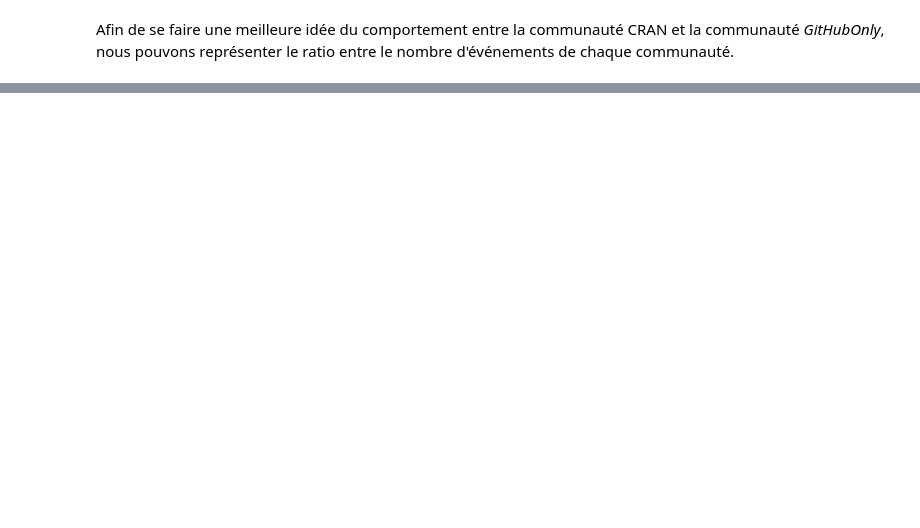
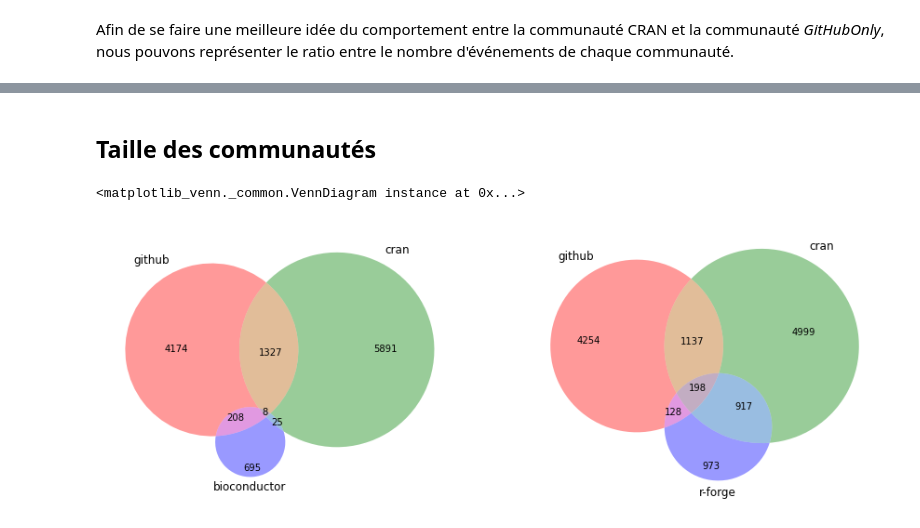
Before and after one commit to maelick/GitHub-API-Helpers, a Jupyter notebook: notebooks/R Package Activity on GitHub.ipynb, the cells around one changed output, grey strips where cells are left out. Drawn from its saved outputs; the diff is of its cells as text; code cells hidden in the pictures; blank space fills up the shorter version.

```diff
--- a/notebooks/R Package Activity on GitHub.ipynb
+++ b/notebooks/R Package Activity on GitHub.ipynb
@@ -120 +120,20 @@ _2[['All events ratio']].plot(figsize=(15, 6), ax=ax, title=u'Ratio entre GitHub
 [figure]
+# %% [markdown]
+## Taille des communautés
+# %%
+github_set = set(github['Package'])
+cran_set = set(cran.index)
+r_forge_set = set(r_forge.index)
+rforge_set = set(rforge.index)
+bioconductor_set = set(bioconductor.index)
+# %%
+from matplotlib_venn import venn2, venn3
+from matplotlib import pyplot as plt
+
+figure, axes = plt.subplots(1, 2, figsize=(15,6))
+
+venn3((github_set, cran_set, bioconductor_set), ('github', 'cran', 'bioconductor'), ax=axes[0])
+venn3((github_set, cran_set, r_forge_set), ('github', 'cran', 'r-forge'), ax=axes[1])
+# %% [output]
+<matplotlib_venn._common.VennDiagram instance at 0x...>
+[figure, added]
```
Also changed, not shown: parts of 3 cells of this notebook, 12 other files.
